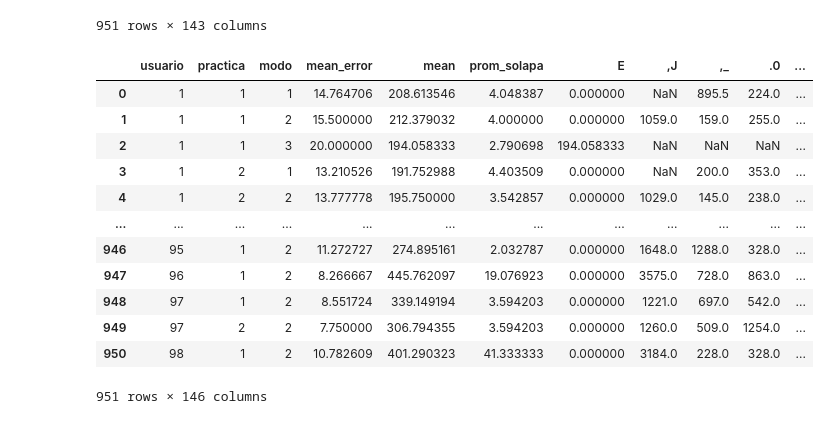
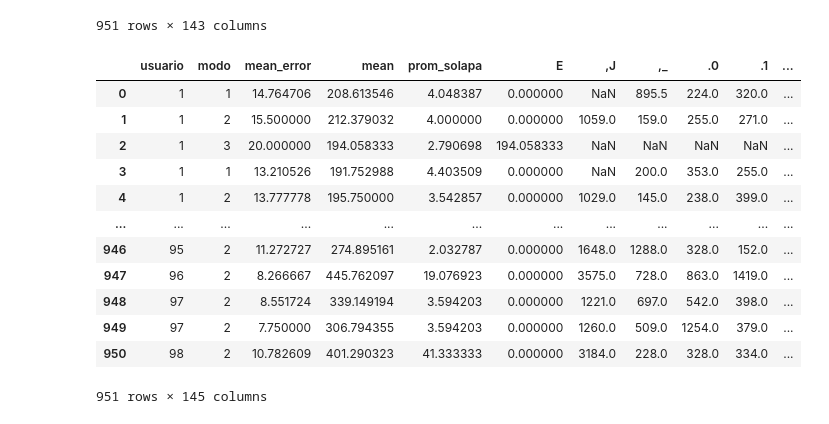
Before and after one commit to DiazEmi/second-factor, a Jupyter notebook: SSF.ipynb, the cells around one changed output. Drawn from its saved outputs; the diff is of its cells as text; code cells hidden in the pictures.

```diff
--- a/SSF.ipynb
+++ b/SSF.ipynb
@@ -250,19 +258,19 @@ final = final.merge(pa, on=['usuario','practica','modo'])
 final['prom_solapa'] = final['cant'] / final['solapa']
 final = final.merge(pl, on=['usuario','practica','modo'])
 # %%
-final = final.drop(columns=['lec','cant','solapa'])
+final = final.drop(columns=['lec','cant','solapa','practica'])
 final
 # %% [output]
-|  | usuario | practica | modo | mean_error | mean | prom_solapa | E | ,J | ,_ | .0 | ... |
-| 0 | 1 | 1 | 1 | 14.764706 | 208.613546 | 4.048387 | 0.000000 | NaN | 895.5 | 224.0 | ... |
-| 1 | 1 | 1 | 2 | 15.500000 | 212.379032 | 4.000000 | 0.000000 | 1059.0 | 159.0 | 255.0 | ... |
-| 2 | 1 | 1 | 3 | 20.000000 | 194.058333 | 2.790698 | 194.058333 | NaN | NaN | NaN | ... |
-| 3 | 1 | 2 | 1 | 13.210526 | 191.752988 | 4.403509 | 0.000000 | NaN | 200.0 | 353.0 | ... |
-| 4 | 1 | 2 | 2 | 13.777778 | 195.750000 | 3.542857 | 0.000000 | 1029.0 | 145.0 | 238.0 | ... |
+|  | usuario | modo | mean_error | mean | prom_solapa | E | ,J | ,_ | .0 | .1 | ... |
+| 0 | 1 | 1 | 14.764706 | 208.613546 | 4.048387 | 0.000000 | NaN | 895.5 | 224.0 | 320.0 | ... |
+| 1 | 1 | 2 | 15.500000 | 212.379032 | 4.000000 | 0.000000 | 1059.0 | 159.0 | 255.0 | 271.0 | ... |
+| 2 | 1 | 3 | 20.000000 | 194.058333 | 2.790698 | 194.058333 | NaN | NaN | NaN | NaN | ... |
+| 3 | 1 | 1 | 13.210526 | 191.752988 | 4.403509 | 0.000000 | NaN | 200.0 | 353.0 | 255.0 | ... |
+| 4 | 1 | 2 | 13.777778 | 195.750000 | 3.542857 | 0.000000 | 1029.0 | 145.0 | 238.0 | 399.0 | ... |
 | ... | ... | ... | ... | ... | ... | ... | ... | ... | ... | ... | ... |
-| 946 | 95 | 1 | 2 | 11.272727 | 274.895161 | 2.032787 | 0.000000 | 1648.0 | 1288.0 | 328.0 | ... |
-| 947 | 96 | 1 | 2 | 8.266667 | 445.762097 | 19.076923 | 0.000000 | 3575.0 | 728.0 | 863.0 | ... |
-| 948 | 97 | 1 | 2 | 8.551724 | 339.149194 | 3.594203 | 0.000000 | 1221.0 | 697.0 | 542.0 | ... |
-| 949 | 97 | 2 | 2 | 7.750000 | 306.794355 | 3.594203 | 0.000000 | 1260.0 | 509.0 | 1254.0 | ... |
-| 950 | 98 | 1 | 2 | 10.782609 | 401.290323 | 41.333333 | 0.000000 | 3184.0 | 228.0 | 328.0 | ... |
+| 946 | 95 | 2 | 11.272727 | 274.895161 | 2.032787 | 0.000000 | 1648.0 | 1288.0 | 328.0 | 152.0 | ... |
+| 947 | 96 | 2 | 8.266667 | 445.762097 | 19.076923 | 0.000000 | 3575.0 | 728.0 | 863.0 | 1419.0 | ... |
+| 948 | 97 | 2 | 8.551724 | 339.149194 | 3.594203 | 0.000000 | 1221.0 | 697.0 | 542.0 | 398.0 | ... |
+| 949 | 97 | 2 | 7.750000 | 306.794355 | 3.594203 | 0.000000 | 1260.0 | 509.0 | 1254.0 | 379.0 | ... |
+| 950 | 98 | 2 | 10.782609 | 401.290323 | 41.333333 | 0.000000 | 3184.0 | 228.0 | 328.0 | 334.0 | ... |
-951 rows × 146 columns
+951 rows × 145 columns
```
Also changed, not shown: parts of 9 cells of this notebook.
